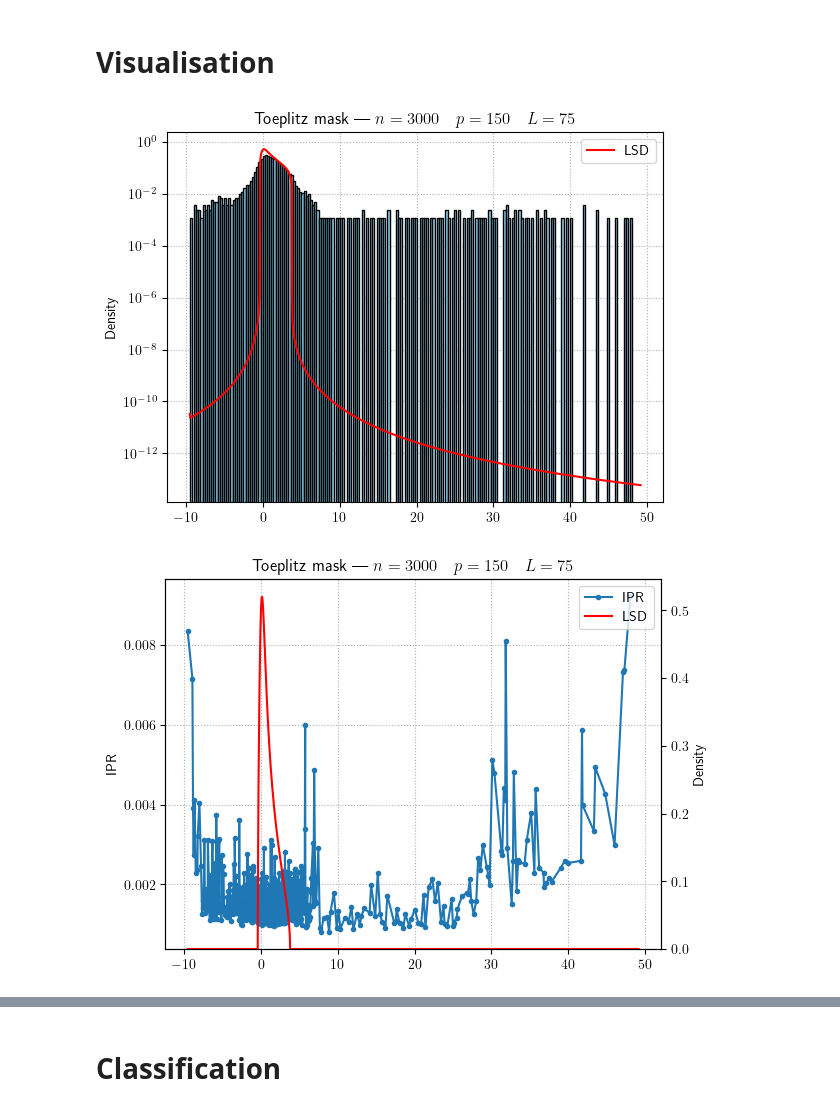
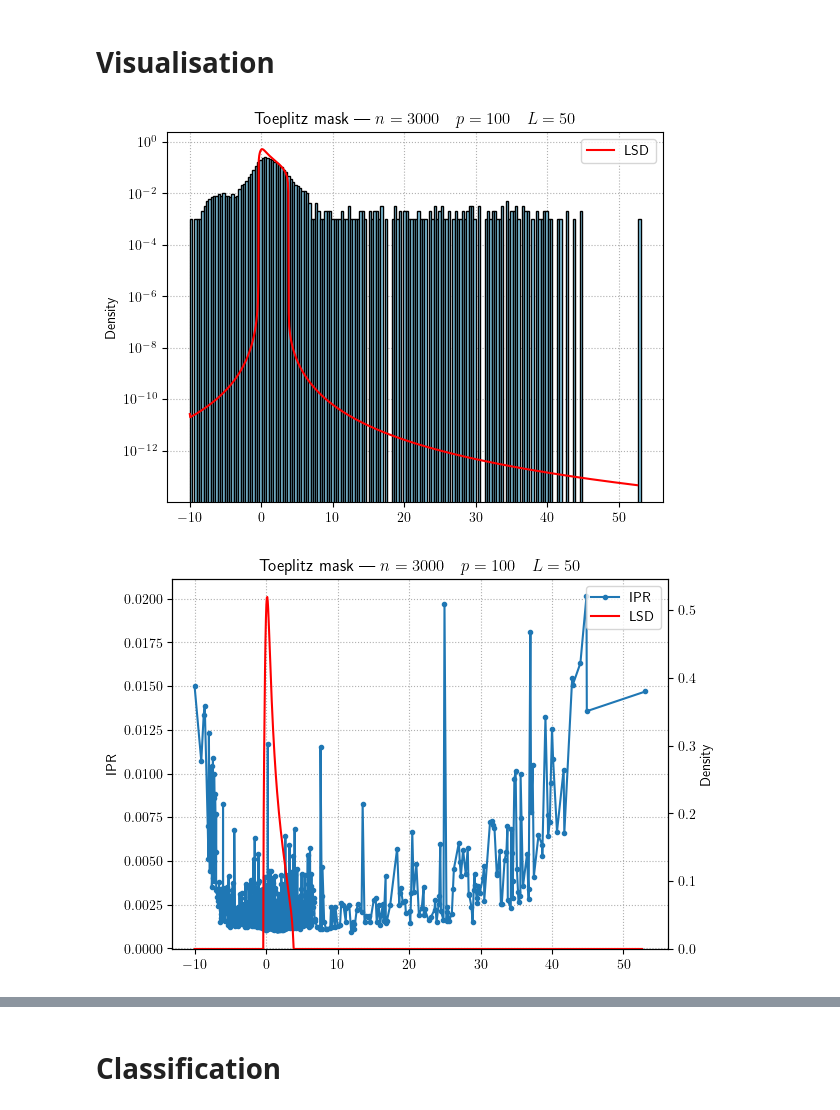
Before and after one commit to HugoLebeau/online_learning, a Jupyter notebook: Toeplitz puncturing.ipynb, the cells around one changed output, grey strips where cells are left out. Saved outputs shown, nothing was run; the diff lists cells and outputs as text; code cells hidden in the pictures.

Commit message:
Different setting + correct code

```diff
--- a/Toeplitz puncturing.ipynb
+++ b/Toeplitz puncturing.ipynb
@@ -12,11 +12,11 @@ np.random.seed(14153)
 # Set parameters
 # %%
 n = 3000 # sample size
-c = 0.05 # p/n
-epsilon = 0.05 # (2L-1)/n
+c = 100/n # p/n
+epsilon = (2*50-1)/n # (2L-1)/n
 
-p = int(c*n) # dimension
-L = int(epsilon*n/2+0.5) # band size
+p = int(np.round(c*n)) # dimension
+L = int(np.round(epsilon*n/2+0.5)) # band size
 setting = "$n = {} \quad p = {} \quad L = {}$".format(n, p, L)
 
 pm1_setting = False
@@ -77,18 +77,32 @@ IPR_c = np.sum(eigvecs_c**4, axis=-1)/(np.sum(eigvecs_c**2, axis=-1)**2)
 # %%
 plt.hist(eigvals_t.flatten(), bins='auto', color='skyblue', edgecolor='black', density=True, zorder=2)
 plt.plot(axr, LSD_t, color='red', label="LSD")
 if pm1_setting:
     for spike in spikes_t:
         plt.axvline(x=spike, ls=':', color='green')
 plt.grid(ls=':')
 plt.yscale('log')
 plt.ylabel("Density")
 plt.legend()
 plt.title("Toeplitz mask | "+setting)
 plt.show()
+
+plt.plot(eigvals_t[0], IPR_t[0], marker='.', label="IPR")
+plt.grid(ls=':')
+plt.ylabel("IPR")
+ax1 = plt.gca()
+ax2 = plt.twinx()
+plt.plot(axr, LSD_t, color='red', label="LSD")
+plt.ylabel("Density")
+plt.ylim(bottom=0)
+lines1, labels1 = ax1.get_legend_handles_labels()
+lines2, labels2 = ax2.get_legend_handles_labels()
+plt.legend(lines1+lines2, labels1+labels2)
+plt.title("Toeplitz mask | "+setting)
+plt.show()
 # %% [output]
-[figure, old version]
+[figure, new version]
-[figure, old version]
+[figure, new version]
 # %%
 plt.hist(eigvals_c.flatten(), bins='auto', color='skyblue', edgecolor='black', density=True, zorder=2)
 plt.plot(axr, LSD_c, color='red', label="LSD")
```
Also changed, not shown: parts of 6 cells of this notebook.
